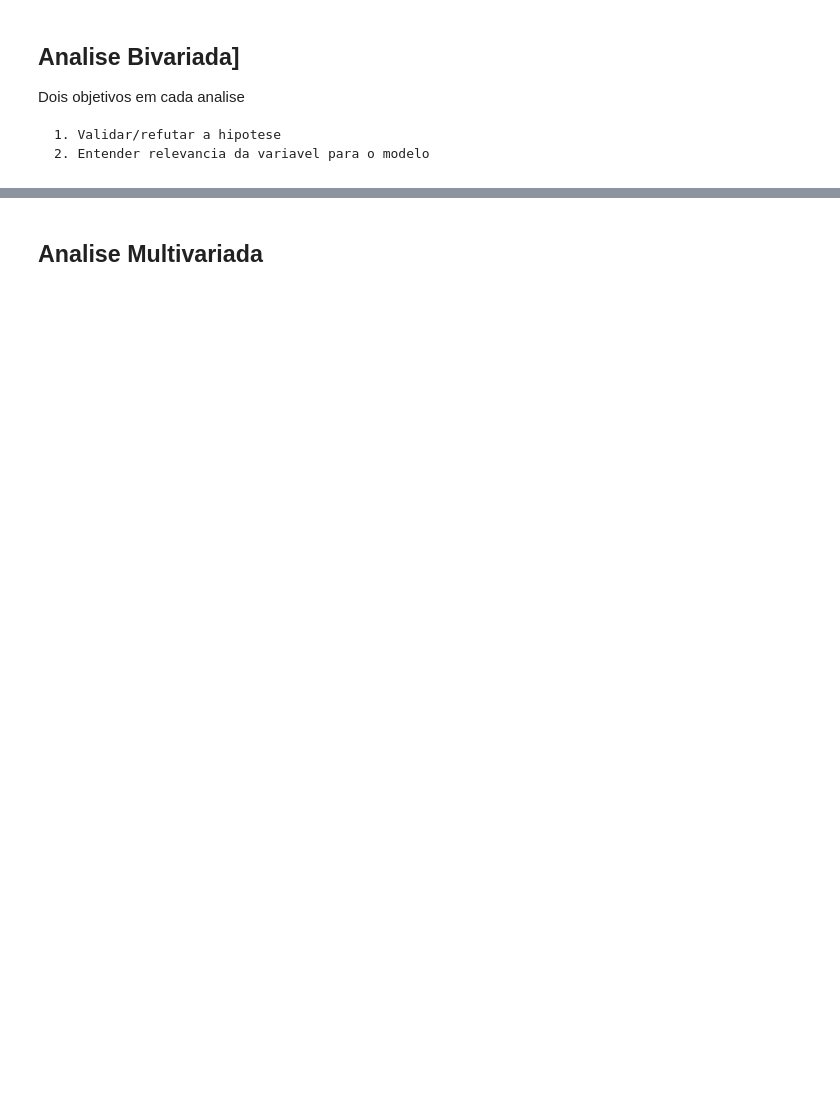
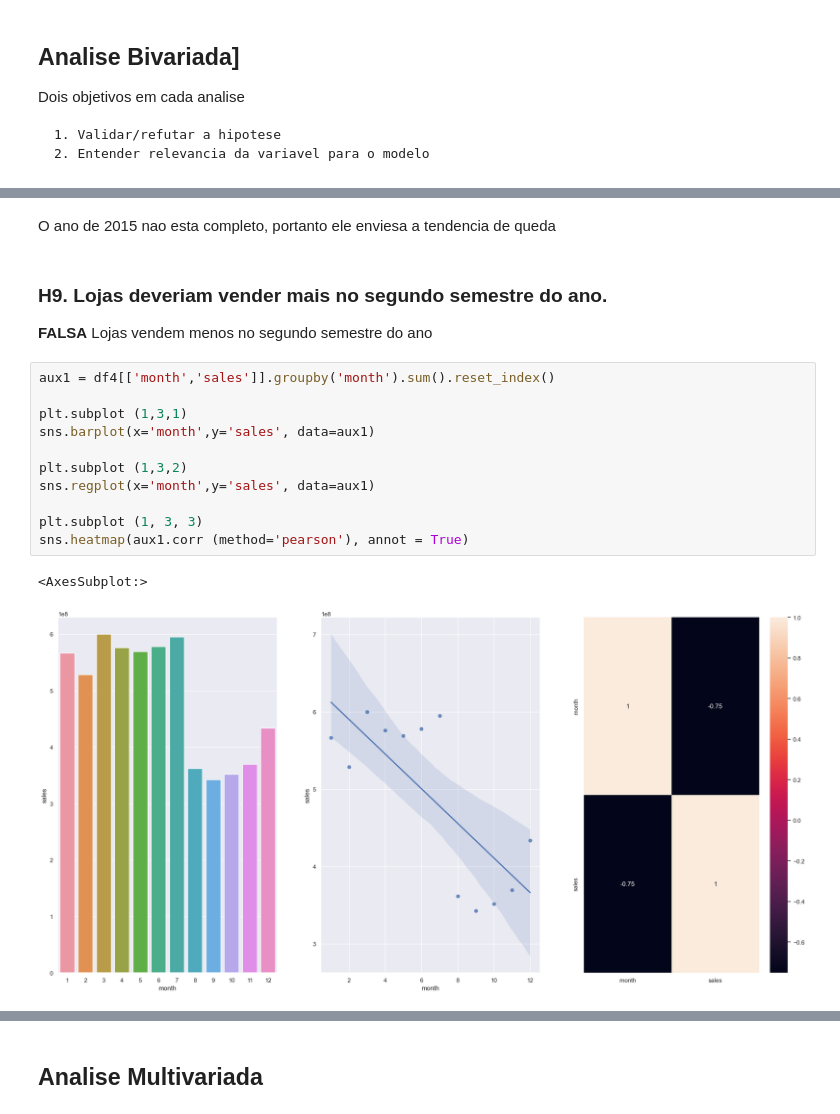
Before and after one commit to danieltodaDS/Datascience_em_Producao, a Jupyter notebook: m04_store_sales_prediction_eda.ipynb, the cells around one changed output, grey strips where cells are left out. Saved outputs shown, nothing was run; the diff lists cells and outputs as text; blank space fills up the shorter version.

```diff
--- a/m04_store_sales_prediction_eda.ipynb
+++ b/m04_store_sales_prediction_eda.ipynb
@@ -819,0 +842,19 @@ df4[(df4['promo']!=0) & (df4['promo2']!=0)]
+# %% [markdown]
+O ano de 2015 nao esta completo, portanto ele enviesa a tendencia de queda
+# %% [markdown]
+### H9. Lojas deveriam vender mais no segundo semestre do ano.
+**FALSA** Lojas vendem menos no segundo semestre do ano
+# %%
+aux1 = df4[['month','sales']].groupby('month').sum().reset_index()
+
+plt.subplot (1,3,1)
+sns.barplot(x='month',y='sales', data=aux1)
+
+plt.subplot (1,3,2)
+sns.regplot(x='month',y='sales', data=aux1)
+
+plt.subplot (1, 3, 3)
+sns.heatmap(aux1.corr (method='pearson'), annot = True)
+# %% [output]
+<AxesSubplot:>
+[figure, added]
```
Also changed, not shown: parts of 57 cells of this notebook.
